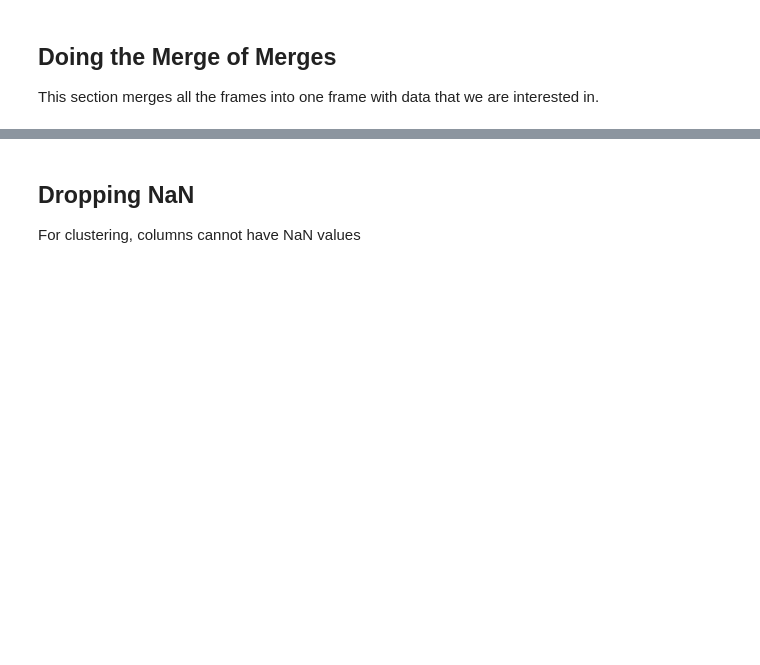
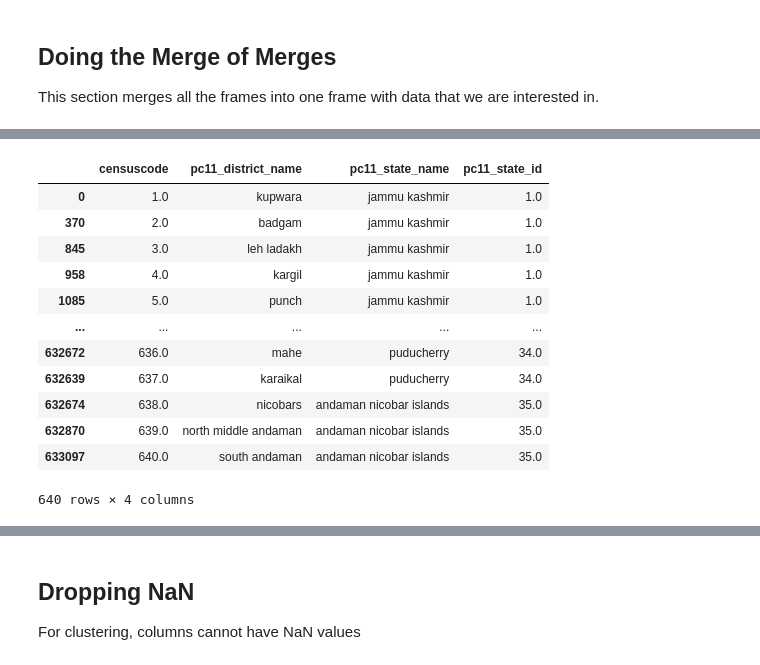
Before and after one commit to Daniel-Los/Introduction-to-datascience-final-project, a Jupyter notebook: Dataframes.ipynb, the cells around one changed output, grey strips where cells are left out. Saved outputs shown, nothing was run; the diff lists cells and outputs as text; code cells hidden in the pictures; blank space fills up the shorter version.

```diff
--- a/Dataframes.ipynb
+++ b/Dataframes.ipynb
@@ -440,5 +440,20 @@ interesting_frame
 # %%
 # First we have to set the frame up somehow
 
 # We are setting up champions frame using the codes from interesting_frame
-champion = pd.merge(datedict['13apr2021'], demog_frame[['censuscode','pc11_pca_tot_p']], on = 'censuscode', how = 'left')
+mergy =  names_frame[['censuscode','pc11_district_name','pc11_state_name','pc11_state_id']]
+mergy
+# %% [output]
+|  | censuscode | pc11_district_name | pc11_state_name | pc11_state_id |
+| 0 | 1.0 | kupwara | jammu kashmir | 1.0 |
+| 370 | 2.0 | badgam | jammu kashmir | 1.0 |
+| 845 | 3.0 | leh ladakh | jammu kashmir | 1.0 |
+| 958 | 4.0 | kargil | jammu kashmir | 1.0 |
+| 1085 | 5.0 | punch | jammu kashmir | 1.0 |
+| ... | ... | ... | ... | ... |
+| 632672 | 636.0 | mahe | puducherry | 34.0 |
+| 632639 | 637.0 | karaikal | puducherry | 34.0 |
+| 632674 | 638.0 | nicobars | andaman nicobar islands | 35.0 |
+| 632870 | 639.0 | north middle andaman | andaman nicobar islands | 35.0 |
+| 633097 | 640.0 | south andaman | andaman nicobar islands | 35.0 |
+640 rows × 4 columns
```
Also changed, not shown: parts of 16 cells of this notebook, 1 other file.
